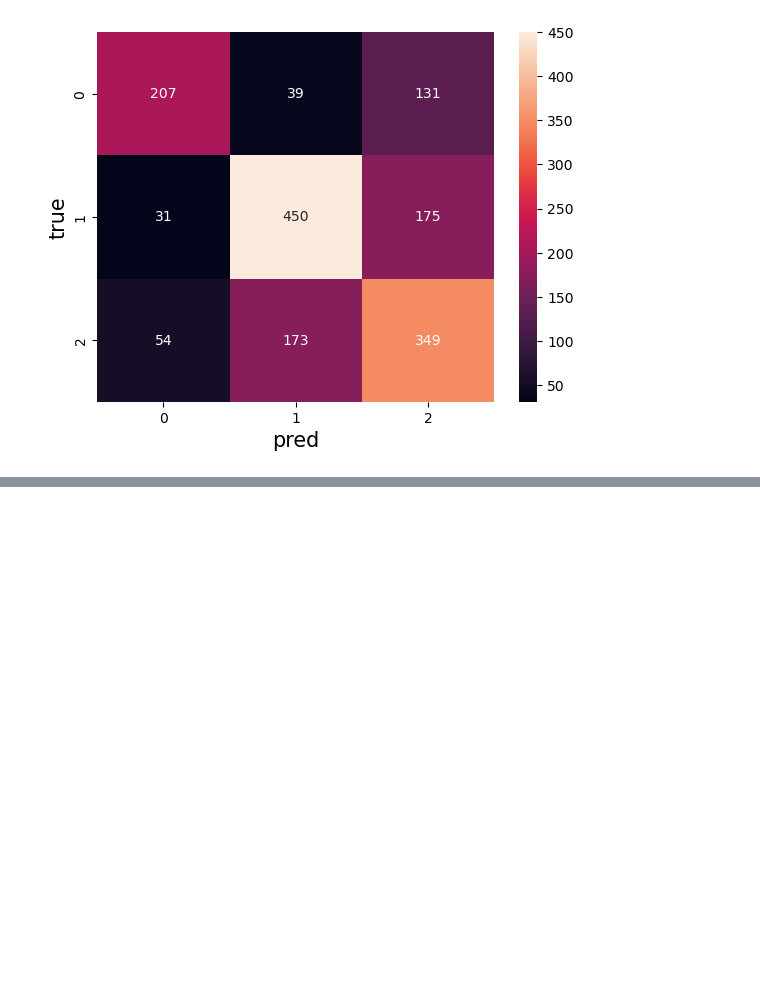
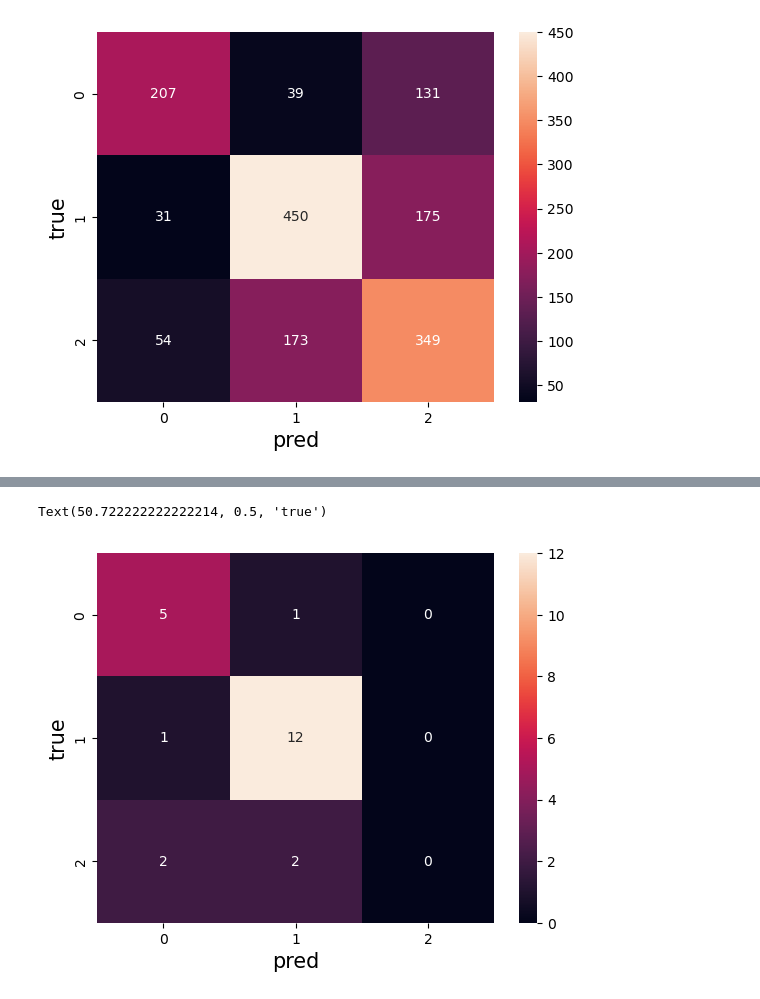
Before and after one commit to jl11390/project_1012, a Jupyter notebook: project.ipynb, the cells around one changed output, grey strips where cells are left out. Drawn from its saved outputs; the diff is of its cells as text; code cells hidden in the pictures; blank space fills up the shorter version.

```diff
--- a/project.ipynb
+++ b/project.ipynb
@@ -195,0 +265,7 @@ Text(50.722222222222214, 0.5, 'true')
+# %%
+sn.heatmap(cm_his, annot=True, fmt='g')
+plt.xlabel('pred', fontsize = 15) # x-axis label with fontsize 15
+plt.ylabel('true', fontsize = 15) # y-axis label with fontsize 15
+# %% [output]
+Text(50.722222222222214, 0.5, 'true')
+[figure, added]
```
Also changed, not shown: parts of 20 cells of this notebook, 4 other files.
